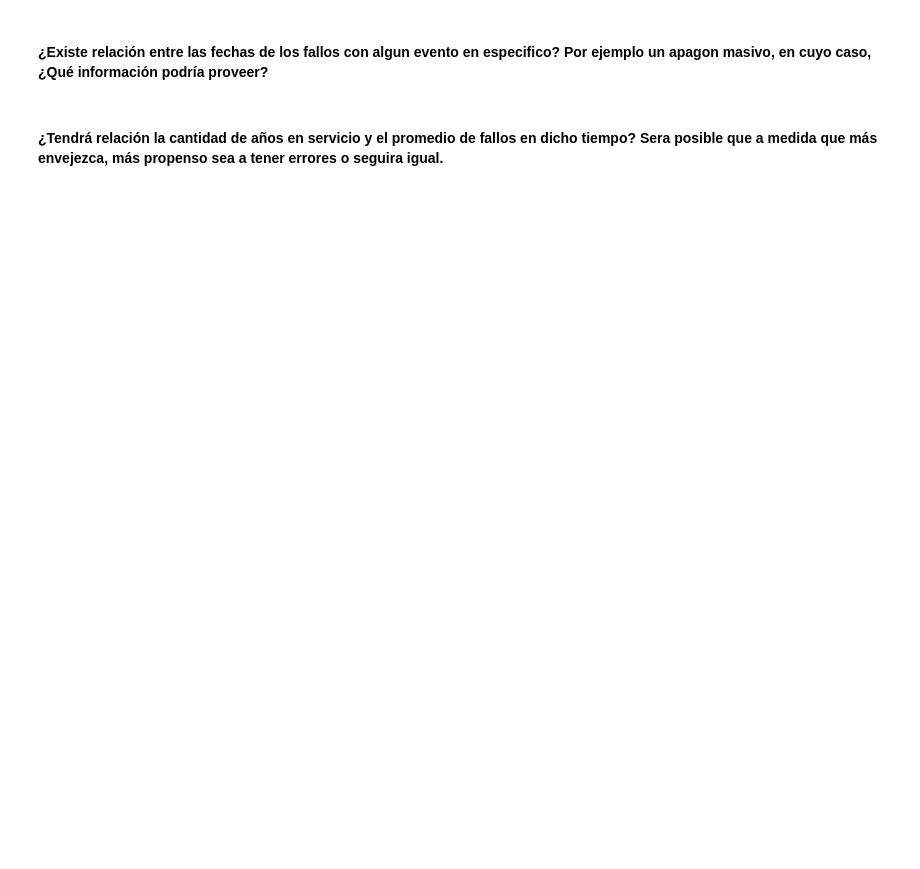
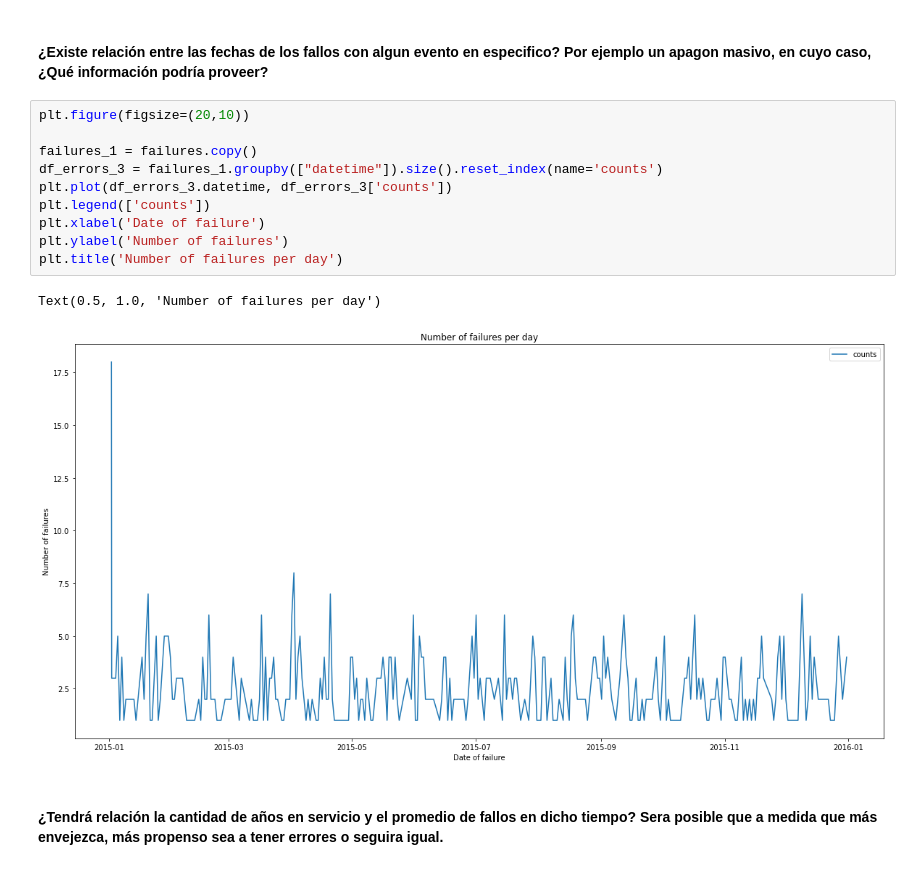
Before and after one commit to Brami01/TIC_Project_PM, a Jupyter notebook: main.ipynb, the cells around one changed output. Saved outputs shown, nothing was run; the diff lists cells and outputs as text; blank space fills up the shorter version.

```diff
--- a/main.ipynb
+++ b/main.ipynb
@@ -299,4 +328,17 @@ plt.ylabel("Number of Failures for models");
 # %% [markdown]
 #### ¿Existe relación entre las fechas de los fallos con algun evento en especifico? Por ejemplo un apagon masivo, en cuyo caso, ¿Qué información podría proveer?
+# %%
+plt.figure(figsize=(20,10))
+
+failures_1 = failures.copy()
+df_errors_3 = failures_1.groupby(["datetime"]).size().reset_index(name='counts')
+plt.plot(df_errors_3.datetime, df_errors_3['counts'])
+plt.legend(['counts'])
+plt.xlabel('Date of failure')
+plt.ylabel('Number of failures')
+plt.title('Number of failures per day')
+# %% [output]
+Text(0.5, 1.0, 'Number of failures per day')
+[figure, added]
 # %% [markdown]
 #### ¿Tendrá relación la cantidad de años en servicio y el promedio de fallos en dicho tiempo? Sera posible que a medida que más envejezca, más propenso sea a tener errores o seguira igual.
```
Also changed, not shown: parts of 5 cells of this notebook.
